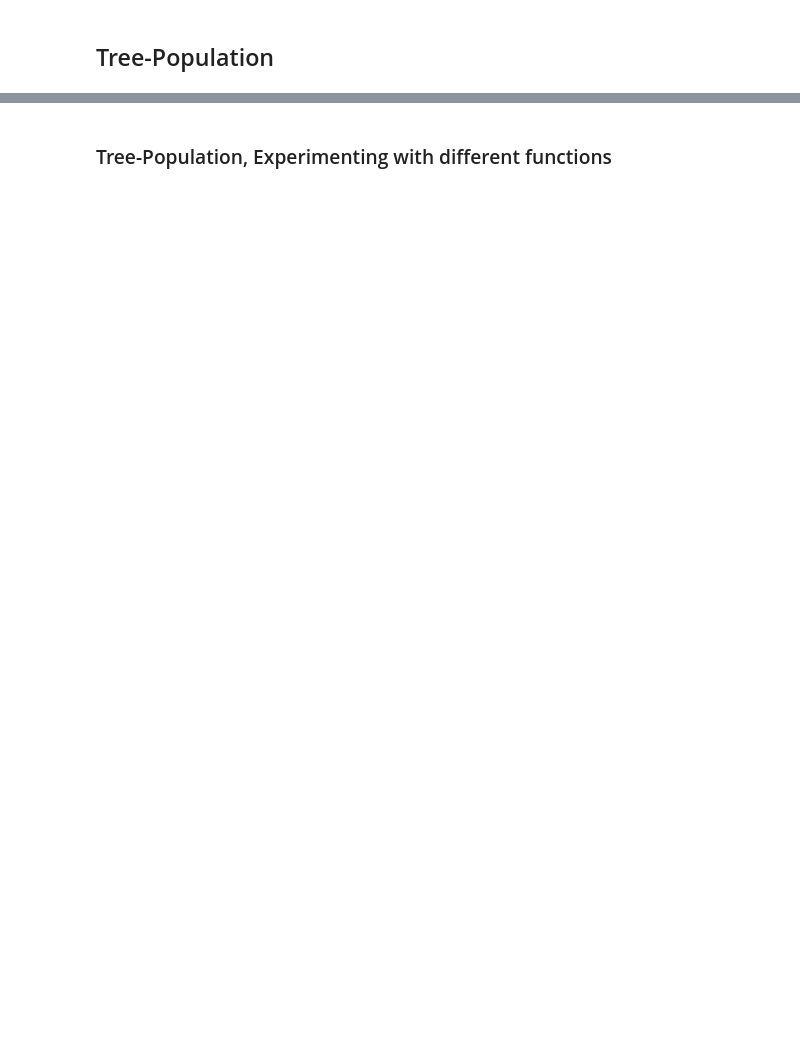
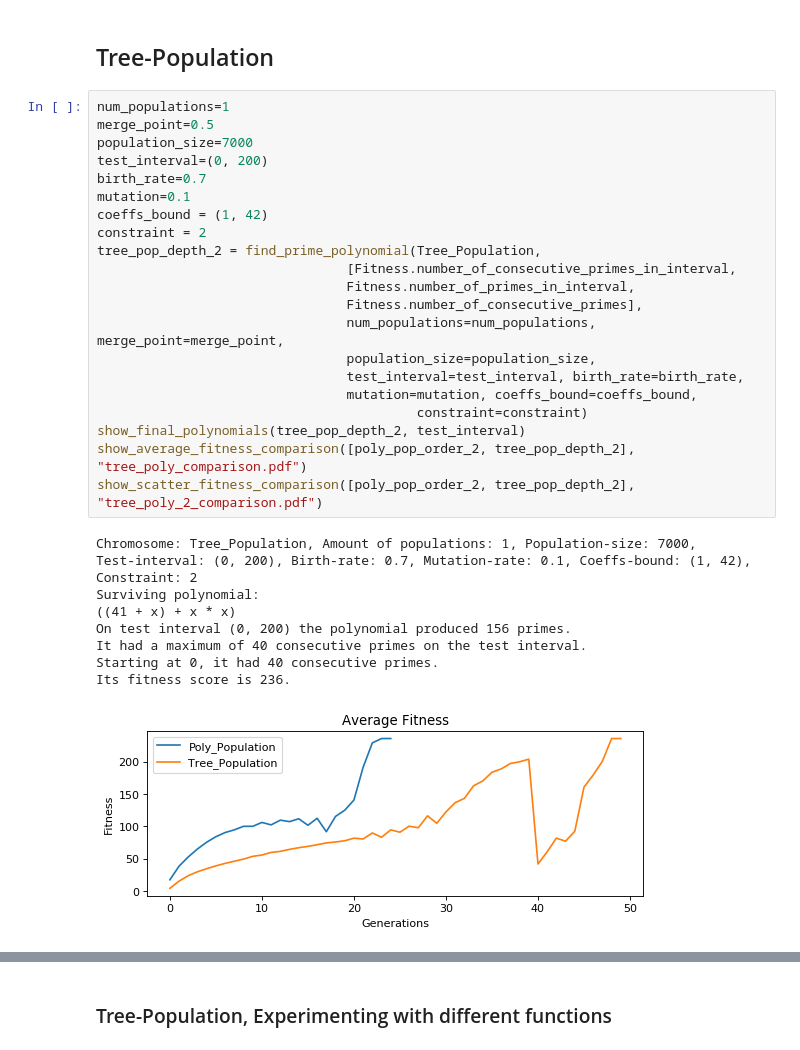
Before and after one commit to FreddoIsHere/GPandGA, a Jupyter notebook: Experiments.ipynb, the cells around one changed output, grey strips where cells are left out. Cells and saved outputs as stored; diff of their text form; blank space fills up the shorter version.

```diff
--- a/Experiments.ipynb
+++ b/Experiments.ipynb
@@ -196,2 +309,33 @@ Increasing the order reduced diversity, fitness and increased the convergence ti
 # %% [markdown]
 ## Tree-Population
+# %%
+num_populations=1
+merge_point=0.5
+population_size=7000
+test_interval=(0, 200)
+birth_rate=0.7
+mutation=0.1
+coeffs_bound = (1, 42)
+constraint = 2
+tree_pop_depth_2 = find_prime_polynomial(Tree_Population,
+                                [Fitness.number_of_consecutive_primes_in_interval,
+                                Fitness.number_of_primes_in_interval,
+                                Fitness.number_of_consecutive_primes],
+                                num_populations=num_populations, merge_point=merge_point,
+                                population_size=population_size,
+                                test_interval=test_interval, birth_rate=birth_rate,
+                                mutation=mutation, coeffs_bound=coeffs_bound,
+                                         constraint=constraint)
+show_final_polynomials(tree_pop_depth_2, test_interval)
+show_average_fitness_comparison([poly_pop_order_2, tree_pop_depth_2], "tree_poly_comparison.pdf")
+show_scatter_fitness_comparison([poly_pop_order_2, tree_pop_depth_2], "tree_poly_2_comparison.pdf")
+# %% [output]
+Chromosome: Tree_Population, Amount of populations: 1, Population-size: 7000,
+Test-interval: (0, 200), Birth-rate: 0.7, Mutation-rate: 0.1, Coeffs-bound: (1, 42), Constraint: 2
+Surviving polynomial:
+((41 + x) + x * x)
+On test interval (0, 200) the polynomial produced 156 primes.
+It had a maximum of 40 consecutive primes on the test interval.
+Starting at 0, it had 40 consecutive primes.
+Its fitness score is 236.
+[figure, added]
```
Also changed, not shown: parts of 20 cells of this notebook, 10 other files.
